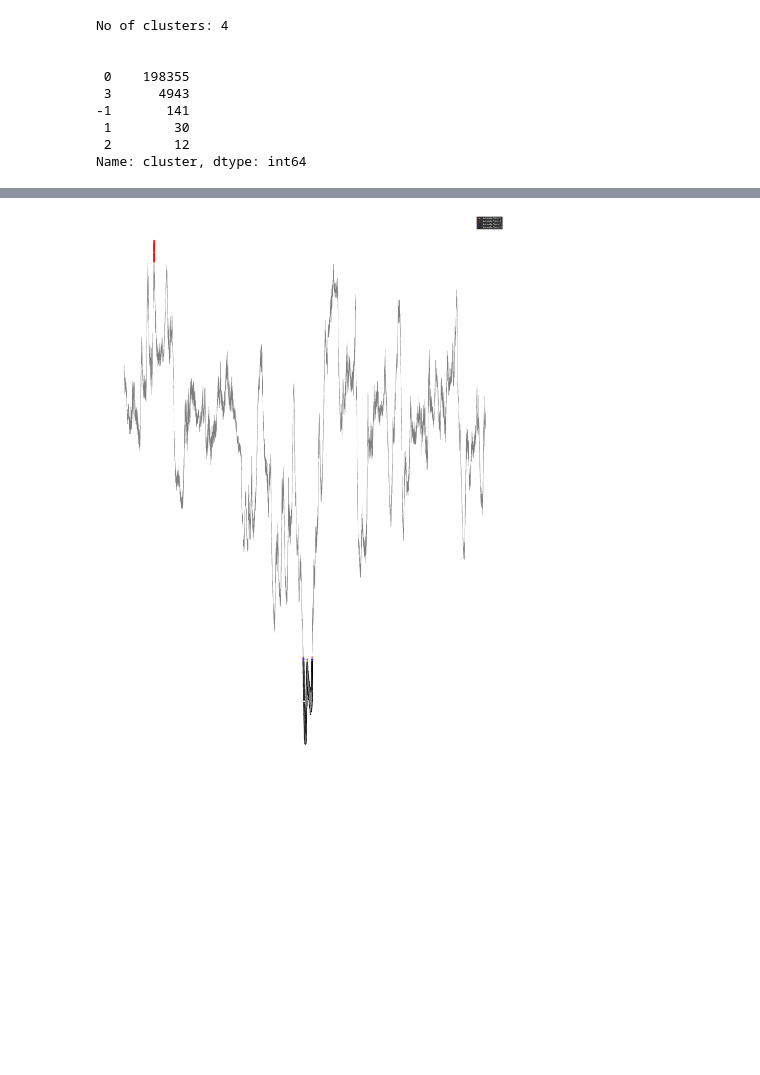
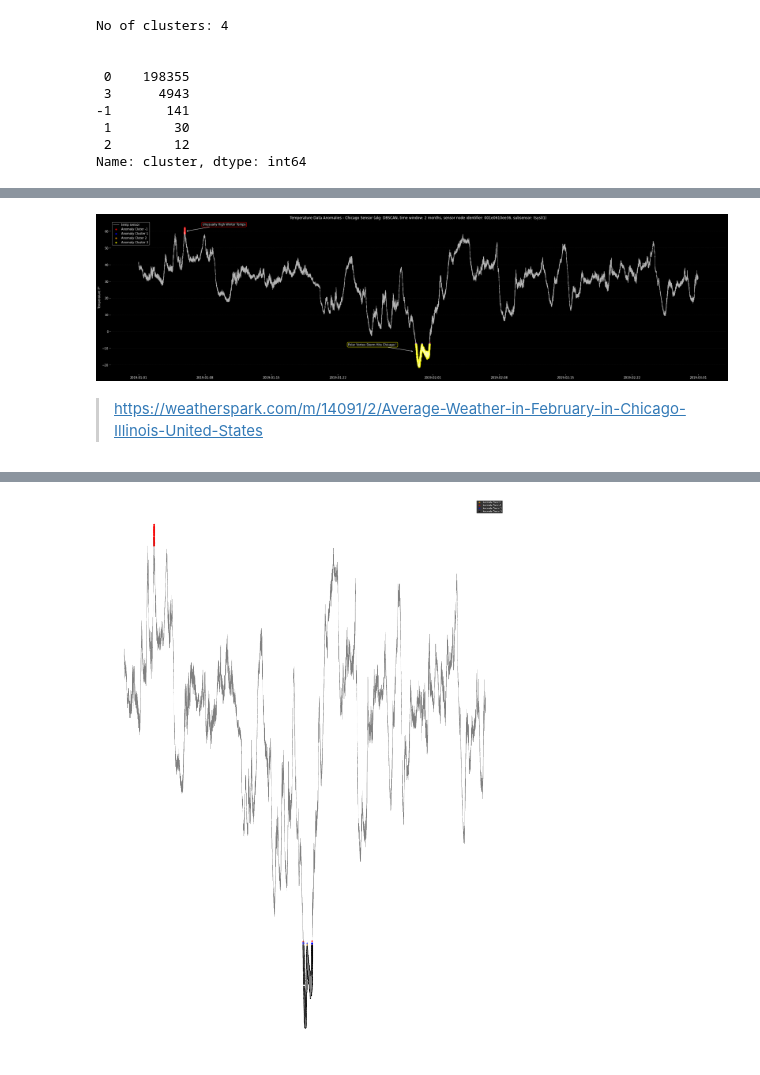
Before and after one commit to tombresee/SensorAnalysis, a Jupyter notebook: ENTER/code/012_DBSCAN_final_b.ipynb, the cells around one changed output, grey strips where cells are left out. Saved outputs shown, nothing was run; the diff lists cells and outputs as text; code cells hidden in the pictures; blank space fills up the shorter version.

```diff
--- a/ENTER/code/012_DBSCAN_final_b.ipynb
+++ b/ENTER/code/012_DBSCAN_final_b.ipynb
@@ -802,0 +729,62 @@ plt.show();
+# %%
+
+fig, ax = plt.subplots(figsize=(30,8))
+
+# plt.style.use('white_background')
+
+# plt.figure(figsize=(30, 8))
+
+plt.plot(tsys.index, tsys.value_hrf, color = 'white', alpha = .7, markersize=.8, linewidth=.9, label="temp sensor")
+
+a = tsys.loc[tsys['cluster'] == -1].index
+b= tsys[(tsys['cluster'] == -1)]['value_hrf']
+plt.scatter(a, b, color='red', label = 'Anomaly Cluter -1', s=20, alpha=0.9)
+
+c = tsys.loc[tsys['cluster'] == 1].index
+d= tsys[(tsys['cluster'] == 1)]['value_hrf']
+plt.scatter(c, d, color='blue', label = 'Anomaly Cluster 1', s=20, alpha=0.9)
+
+e = tsys.loc[tsys['cluster'] == 2].index
+f= tsys[(tsys['cluster'] == 2)]['value_hrf']
+plt.scatter(e, f, color='orange', label = 'Anomaly Cluter 2', s=20, alpha=0.9)
+
+g = tsys.loc[tsys['cluster'] == 3].index
+h= tsys[(tsys['cluster'] == 3)]['value_hrf']
+plt.scatter(g, h, color='yellow', label = 'Anomaly Cluster 3', s=20, alpha=0.9)
+
+# ax.annotate('local maximum', xy=('2019-01-01', 10), xytext=('2019-01-29', 5),
+#             color="white", arrowprops=dict(facecolor='green', shrink=0.05))
+
+# ax.annotate("Independence Day", xy=('2019-01-29', -20),  xycoords='data',
+#             bbox=dict(boxstyle="round", fc="none", ec="gray"),
+#             xytext=(10, -40), textcoords='offset points', ha='center',
+#             arrowprops=dict(arrowstyle="->"))
+
+ax.annotate("Unusually High Winter Temps", xy=(pd.Timestamp('2019-01-06'), 60),  xycoords='data',
+            bbox=dict(boxstyle="round", fc="none", ec="red"),
+            xytext=(130,20), textcoords='offset points', ha='center',
+            arrowprops=dict(arrowstyle="->"))
+
+ax.annotate("Polar Vortex Storm Hits Chicago !", xy=(pd.Timestamp('2019-01-30'), -12),  xycoords='data',
+            bbox=dict(boxstyle="round", fc="none", ec="yellow"),
+            xytext=(-140, 20), textcoords='offset points', ha='center',
+            arrowprops=dict(arrowstyle="->"))
+# https://jakevdp.github.io/PythonDataScienceHandbook/04.09-text-and-annotation.html
+
+plt.title(r'Temperature Data Anomalies - Chicago Sensor (alg: DBSCAN, time window: 2 months, sensor node identifier: 001e0610ee36, subsensor: tsys01)')
+plt.grid(axis='y', color='grey', linestyle='--', linewidth=.5, alpha=.3)
+plt.locator_params(axis='y', nbins=10)
+plt.locator_params(axis='x', nbins=20)
+plt.legend(loc = "upper left")
+
+plt.ylabel('Temperature F°')
+plt.box(False)
+
+plt.tight_layout()
+# plt.show();
+
+plt.savefig('single_subsensor_temp_data_two_month_dbscan_clusters.png', dpi=600)
+# %% [output]
+[figure, added]
+# %% [markdown]
+> https://weatherspark.com/m/14091/2/Average-Weather-in-February-in-Chicago-Illinois-United-States
```
Also changed, not shown: parts of 29 cells of this notebook.
